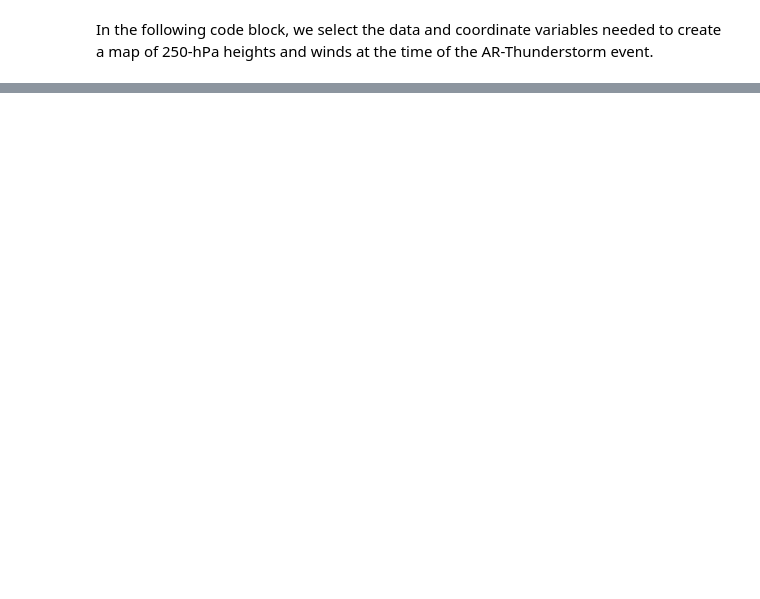
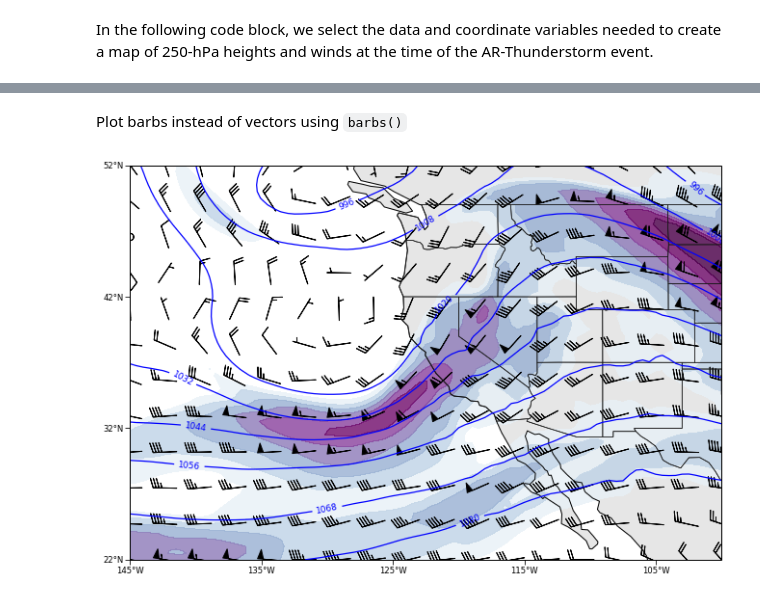
Before and after one commit to CLIVAC/pyclivac, a Jupyter notebook: examples/xarray_and_cartopy.ipynb, the cells around one changed output, grey strips where cells are left out. Drawn from its saved outputs; the diff is of its cells as text; code cells hidden in the pictures; blank space fills up the shorter version.

```diff
--- a/examples/xarray_and_cartopy.ipynb
+++ b/examples/xarray_and_cartopy.ipynb
@@ -298,0 +479,32 @@ plt.show()
+# %% [markdown]
+Plot barbs instead of vectors using `barbs()`
+# %%
+# Draw basemap
+fig, ax = draw_basemap()
+
+# Geopotenital height lines
+clevs_hgts = np.arange(840,1280,12)
+cs = ax.contour(lons, lats, hgts/10., transform=datacrs,
+                levels=clevs_hgts,
+                colors='b',         # line color
+                linewidths=1.25)    # line thickness
+
+# Add labels to contour lines
+plt.clabel(cs, fmt='%d',fontsize=9, inline_spacing=5)
+
+# Wind speed - contour fill
+clevs_wspd = np.arange(70,131,10)
+cf = ax.contourf(lons, lats, wspd_kt, transform=datacrs,
+                 levels=clevs_wspd,
+                 cmap='BuPu',
+                 extend='max',
+                 alpha=0.8)   # transparency (0=transparent, 1=opaque)
+
+# Wind barbs
+ax.barbs(lons, lats, uwnd, vwnd, transform=datacrs,    # uses the same args as quiver
+          color='k', regrid_shape=12, pivot='middle')
+
+# show
+plt.show()
+# %% [output]
+[figure, added]
```
Also changed, not shown: parts of 51 cells of this notebook, 2 other files.
